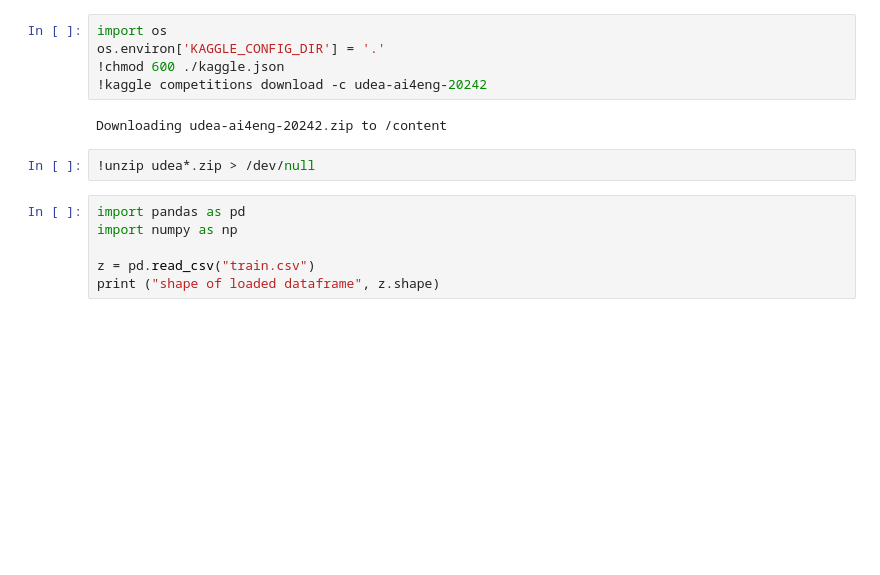
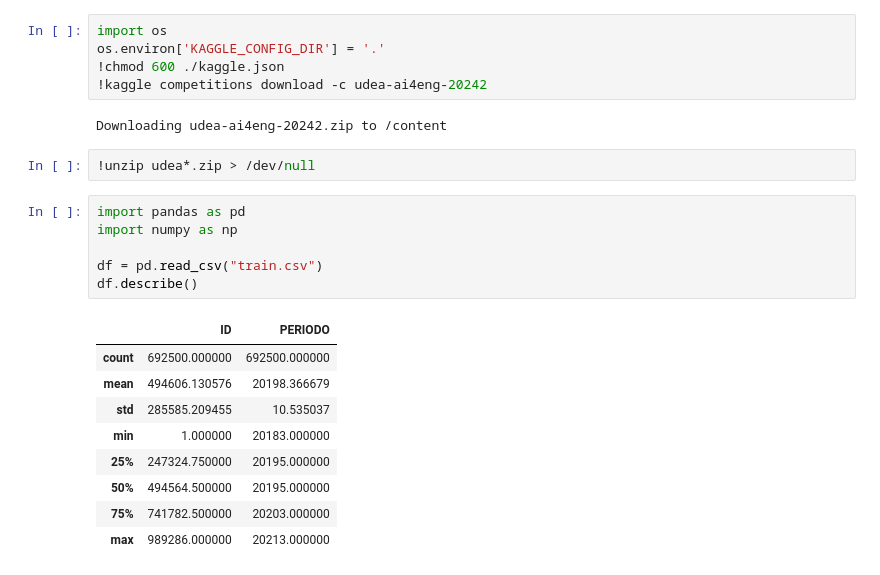
Before and after one commit to estivenalv/proyectoIA, a Jupyter notebook: 01_exploración.ipynb, the cells around one changed output. Cells and saved outputs as stored; diff of their text form; blank space fills up the shorter version.

```diff
--- a/01_exploración.ipynb
+++ b/01_exploración.ipynb
@@ -12,6 +12,16 @@ Downloading udea-ai4eng-20242.zip to /content
 # %%
 import pandas as pd
 import numpy as np
 
-z = pd.read_csv("train.csv")
-print ("shape of loaded dataframe", z.shape)
+df = pd.read_csv("train.csv")
+df.describe()
+# %% [output]
+|  | ID | PERIODO |
+| count | 692500.000000 | 692500.000000 |
+| mean | 494606.130576 | 20198.366679 |
+| std | 285585.209455 | 10.535037 |
+| min | 1.000000 | 20183.000000 |
+| 25% | 247324.750000 | 20195.000000 |
+| 50% | 494564.500000 | 20195.000000 |
+| 75% | 741782.500000 | 20203.000000 |
+| max | 989286.000000 | 20213.000000 |
```
Also changed, not shown: parts of 4 cells of this notebook.
